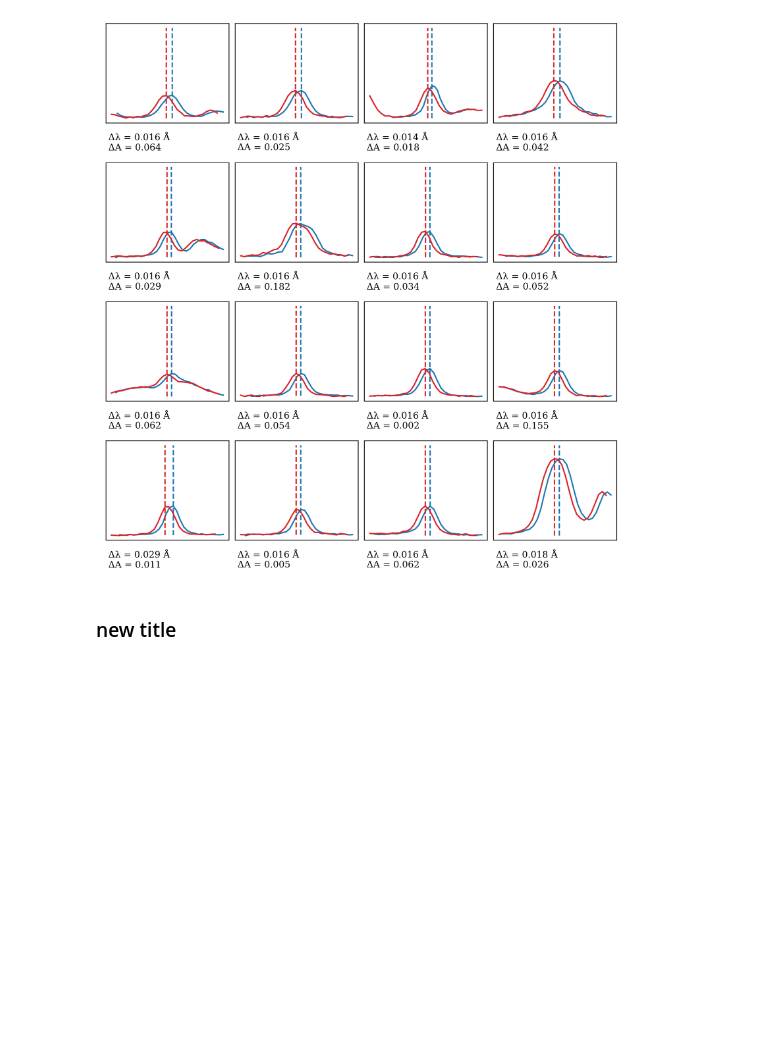
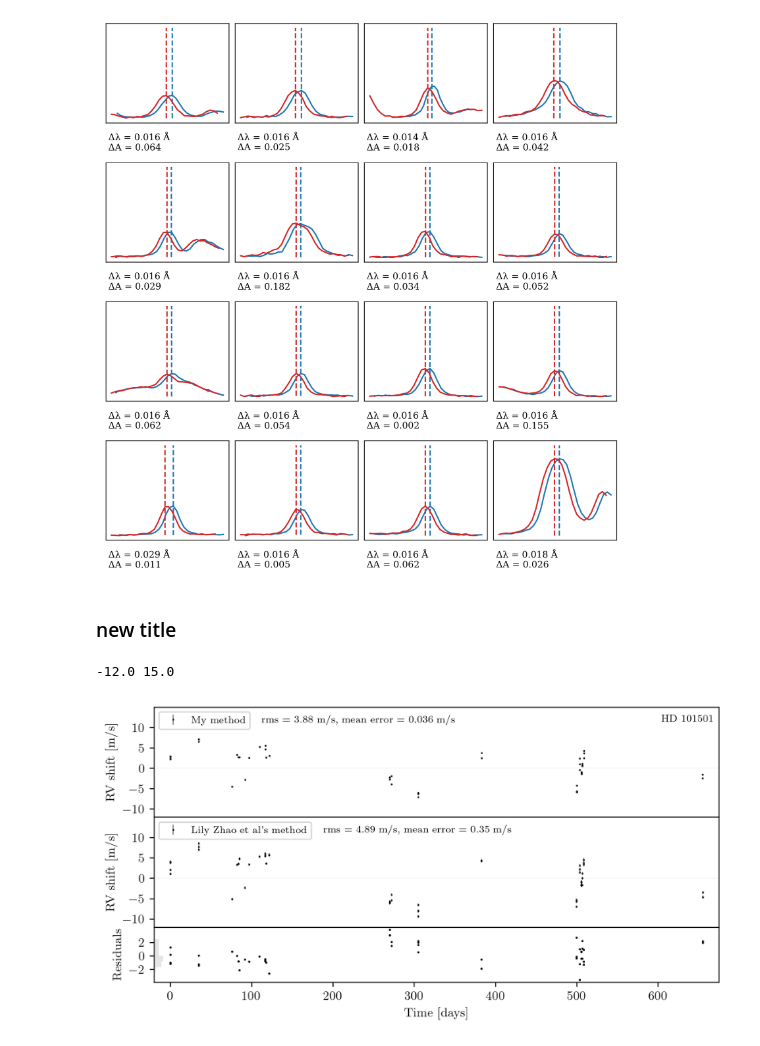
Before and after one commit to Harteg/bachelor-project, a Jupyter notebook: rv_plots.ipynb, the cells around one changed output. Saved outputs shown, nothing was run; the diff lists cells and outputs as text; code cells hidden in the pictures; blank space fills up the shorter version.

```diff
--- a/rv_plots.ipynb
+++ b/rv_plots.ipynb
@@ -603,3 +603,18 @@ plot_matches(matches[bad_matches][:20], ncols=4, nrows=4)
 [figure]
 # %% [markdown]
 ### new title
+# %%
+jj1 = prepare_data_for_plot("lily_data_results/101501_all_baryTrue_err1_dist05_area02_chi2.npy", path=SPECTRA_PATH_101501)
+# %%
+plot_compare_lily(*jj1,
+    lily_data_file="101501_activity.csv",
+    save_as="latex/figures/HD101501_barycentric_rv_vs_lily.pdf",
+    star_name="HD 101501",
+    padding_top=6,
+    padding_bottom=2,
+    ticks=[-10, -5, 0, 5, 10],
+    small_height=True
+)
+# %% [output]
+-12.0 15.0
+[figure, added]
```
Also changed, not shown: parts of 3 cells of this notebook, 23 other files.
